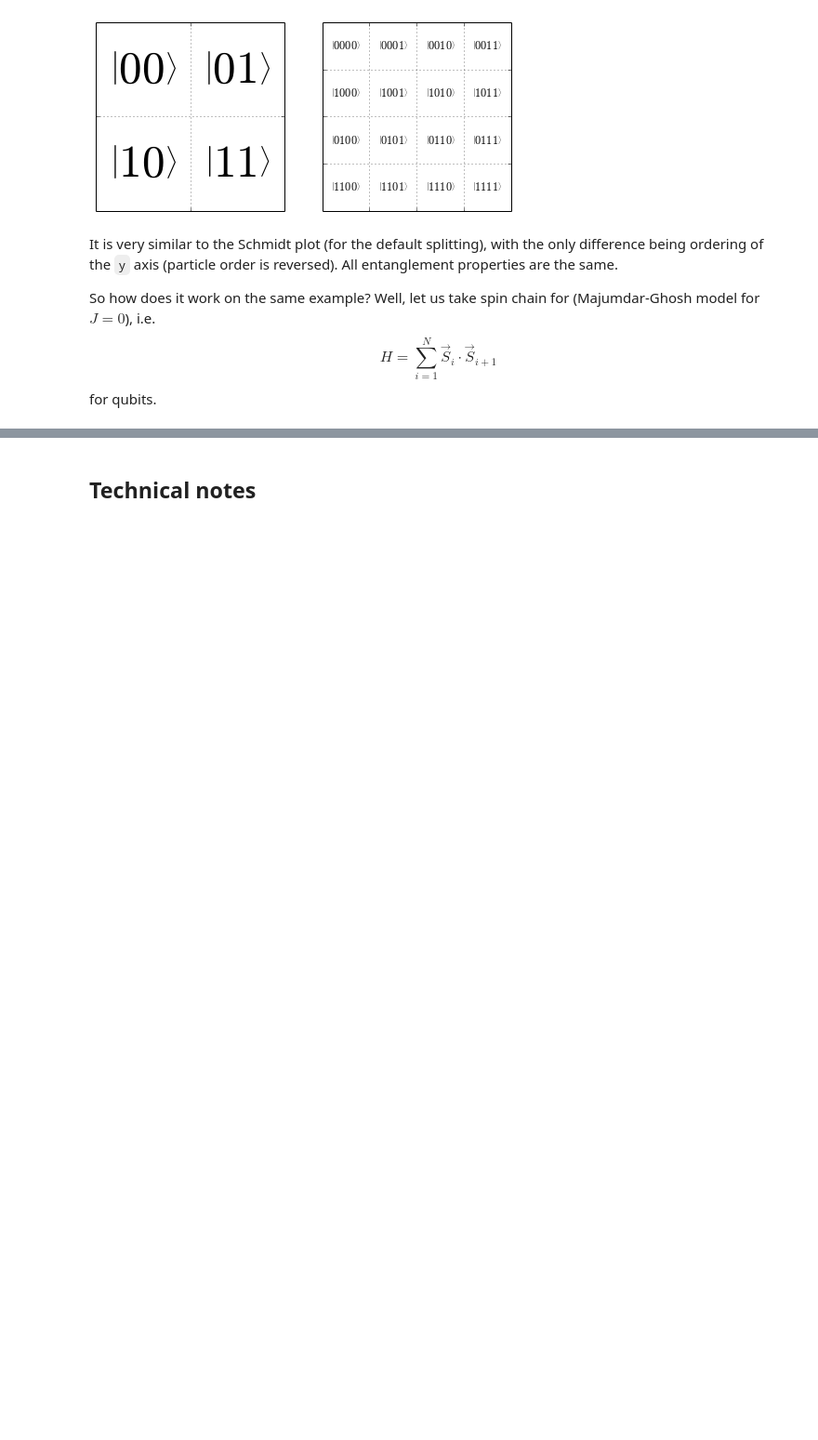
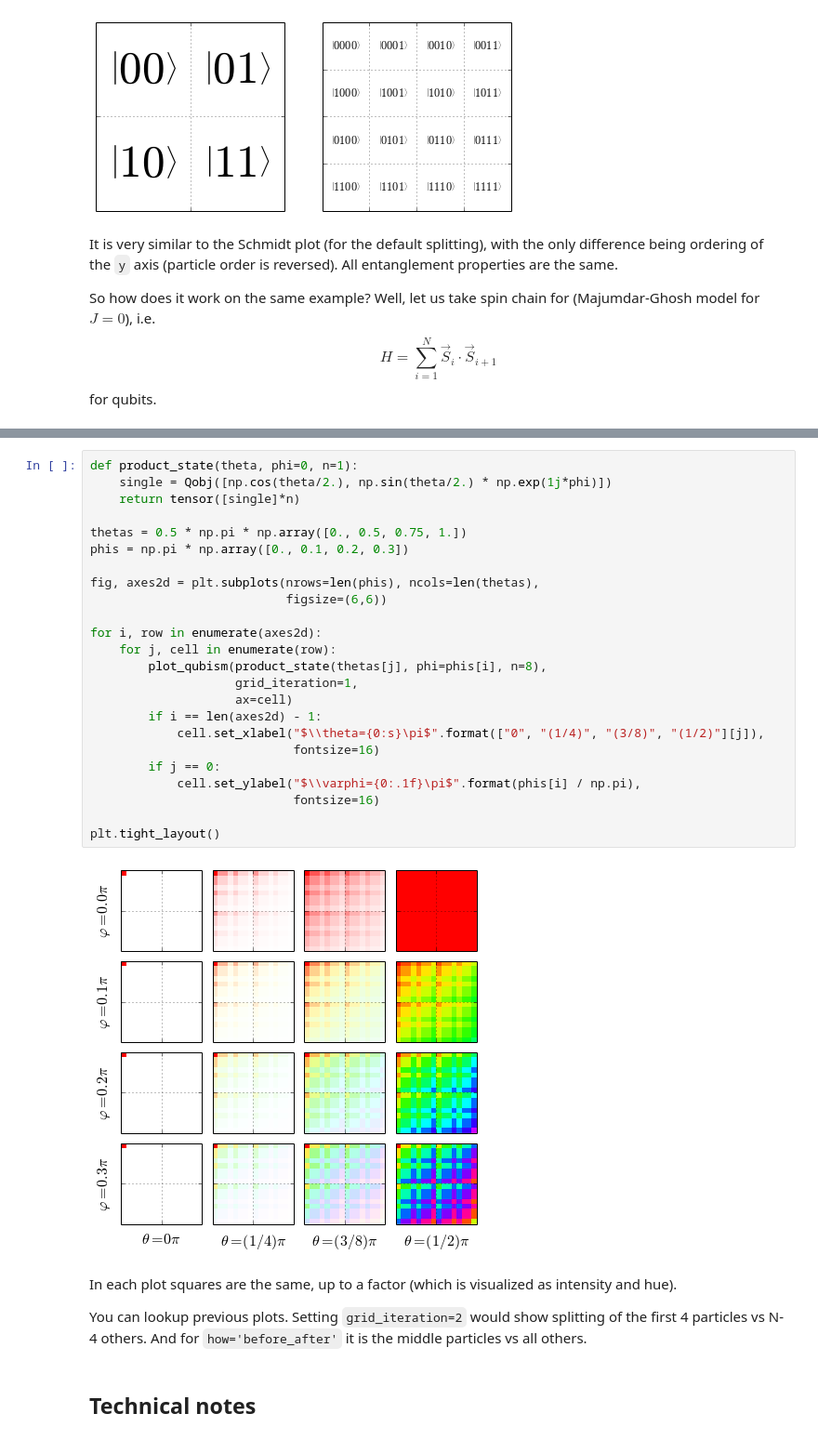
Before and after one commit to qutip/qutip-notebooks, a Jupyter notebook: examples/example-qubism-and-schmidt-plots.ipynb, the cells around one changed output, grey strips where cells are left out. Shown: that part at 93% size. Saved outputs shown, nothing was run; the diff lists cells and outputs as text; blank space fills up the shorter version.

```diff
--- a/examples/example-qubism-and-schmidt-plots.ipynb
+++ b/examples/example-qubism-and-schmidt-plots.ipynb
@@ -309,3 +341,34 @@ plt.tight_layout()
+# %%
+def product_state(theta, phi=0, n=1):
+    single = Qobj([np.cos(theta/2.), np.sin(theta/2.) * np.exp(1j*phi)])
+    return tensor([single]*n)
+
+thetas = 0.5 * np.pi * np.array([0., 0.5, 0.75, 1.])
+phis = np.pi * np.array([0., 0.1, 0.2, 0.3])
+
+fig, axes2d = plt.subplots(nrows=len(phis), ncols=len(thetas),
+                           figsize=(6,6))
+
+for i, row in enumerate(axes2d):
+    for j, cell in enumerate(row):
+        plot_qubism(product_state(thetas[j], phi=phis[i], n=8),
+                    grid_iteration=1,
+                    ax=cell)
+        if i == len(axes2d) - 1:
+            cell.set_xlabel("$\\theta={0:s}\pi$".format(["0", "(1/4)", "(3/8)", "(1/2)"][j]),
+                            fontsize=16)
+        if j == 0:
+            cell.set_ylabel("$\\varphi={0:.1f}\pi$".format(phis[i] / np.pi),
+                            fontsize=16)
+
+plt.tight_layout()
+# %% [output]
+[figure, added]
+# %% [markdown]
+In each plot squares are the same, up to a factor (which is visualized as intensity and hue).
+
+You can lookup previous plots. Setting `grid_iteration=2` would show splitting of the first 4 particles vs N-4 others.
+And for `how='before_after'` it is the middle particles vs all others.
 # %% [markdown]
 ## Technical notes
 # %%
```
Also changed, not shown: parts of 9 cells of this notebook.
